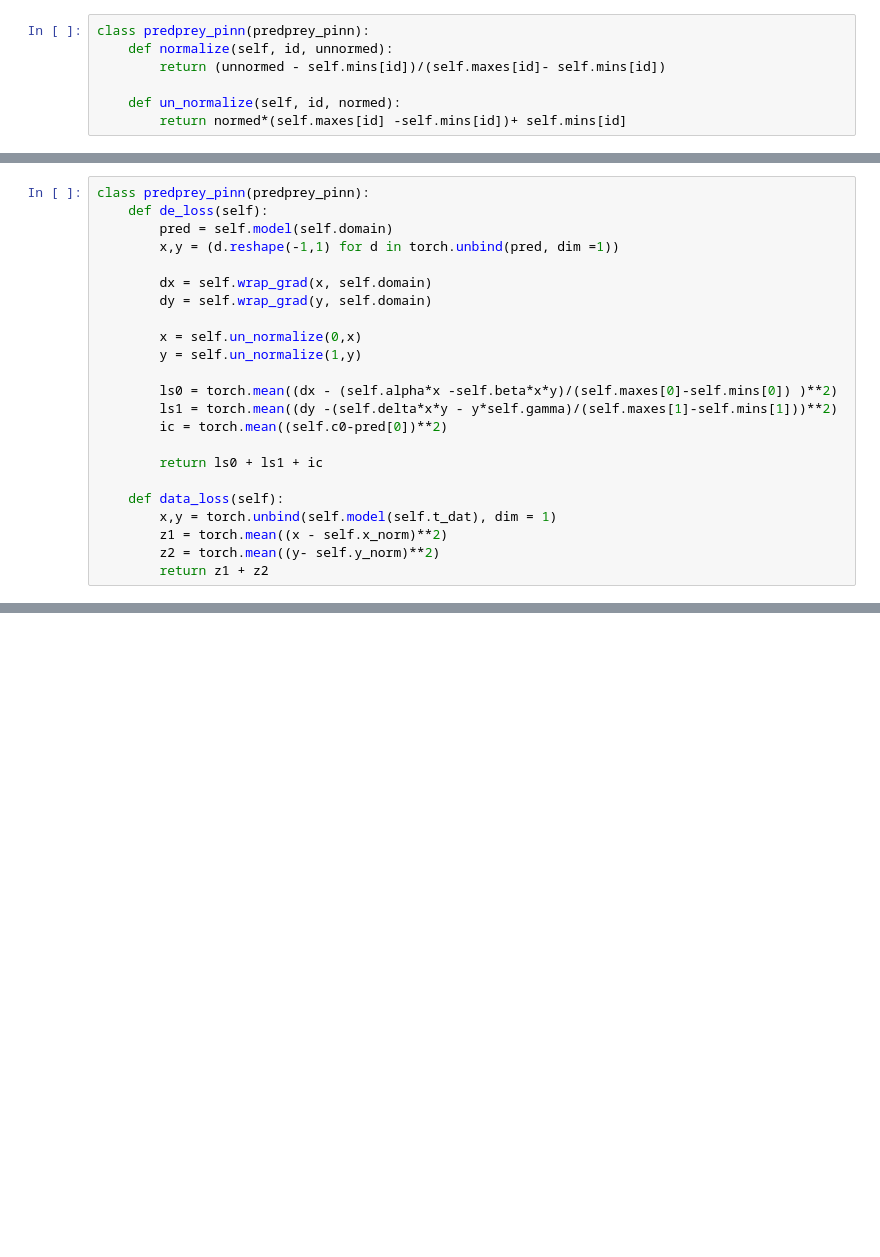
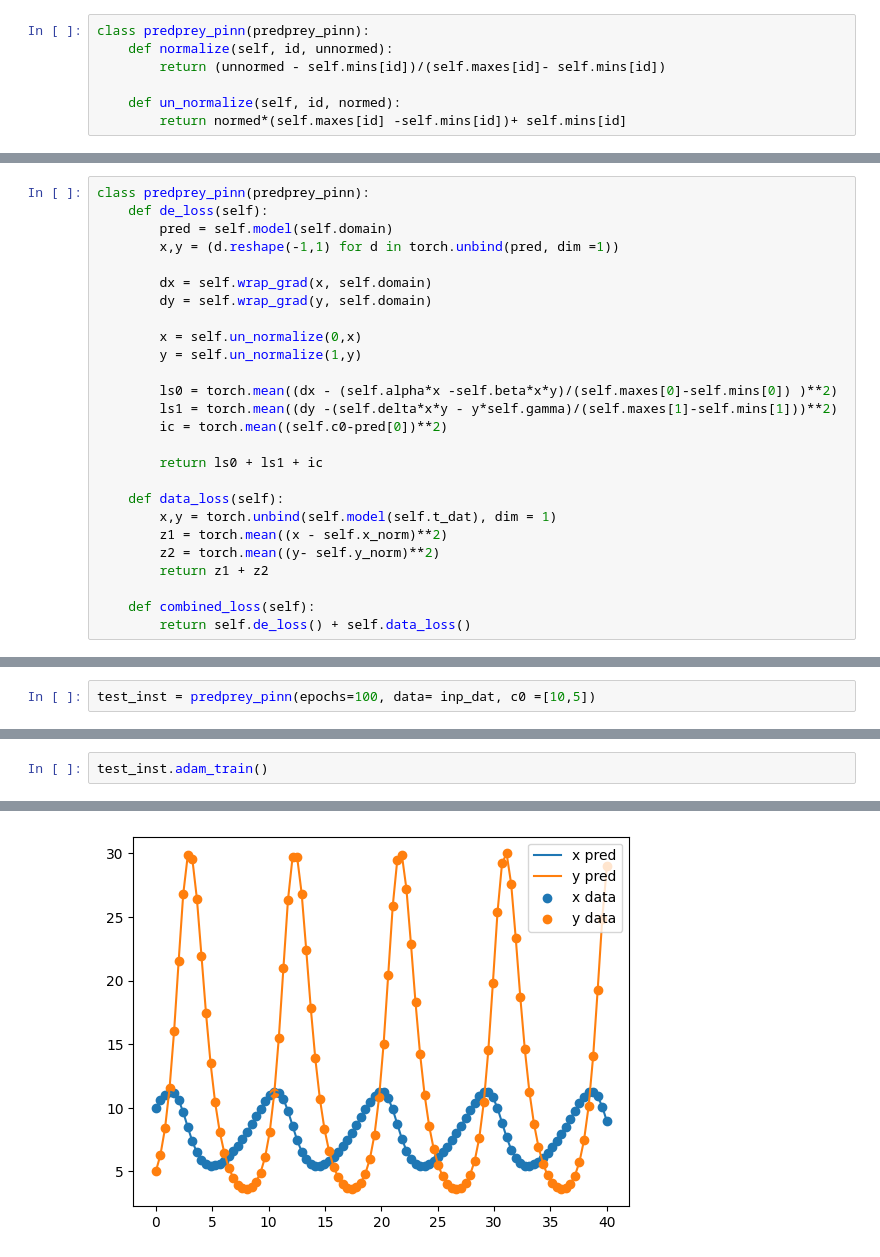
Before and after one commit to giovannipollo/PINN-learning, a Jupyter notebook: notebooks/lotka_volterra.ipynb, the cells around one changed output, grey strips where cells are left out. Saved outputs shown, nothing was run; the diff lists cells and outputs as text; blank space fills up the shorter version.

```diff
--- a/notebooks/lotka_volterra.ipynb
+++ b/notebooks/lotka_volterra.ipynb
@@ -99,3 +104,6 @@ class predprey_pinn(predprey_pinn):
         z1 = torch.mean((x - self.x_norm)**2)
         z2 = torch.mean((y- self.y_norm)**2)
         return z1 + z2
+
+    def combined_loss(self):
+        return self.de_loss() + self.data_loss()
@@ -101,0 +208,2 @@ class predprey_pinn(predprey_pinn):
+# %%
+test_inst = predprey_pinn(epochs=100, data= inp_dat, c0 =[10,5])
@@ -101,0 +214,3 @@ class predprey_pinn(predprey_pinn):
+# %%
+test_inst.adam_train()
+# %% [output]
@@ -101,0 +234 @@ class predprey_pinn(predprey_pinn):
+[figure, added]
```
Also changed, not shown: parts of 9 cells of this notebook.
